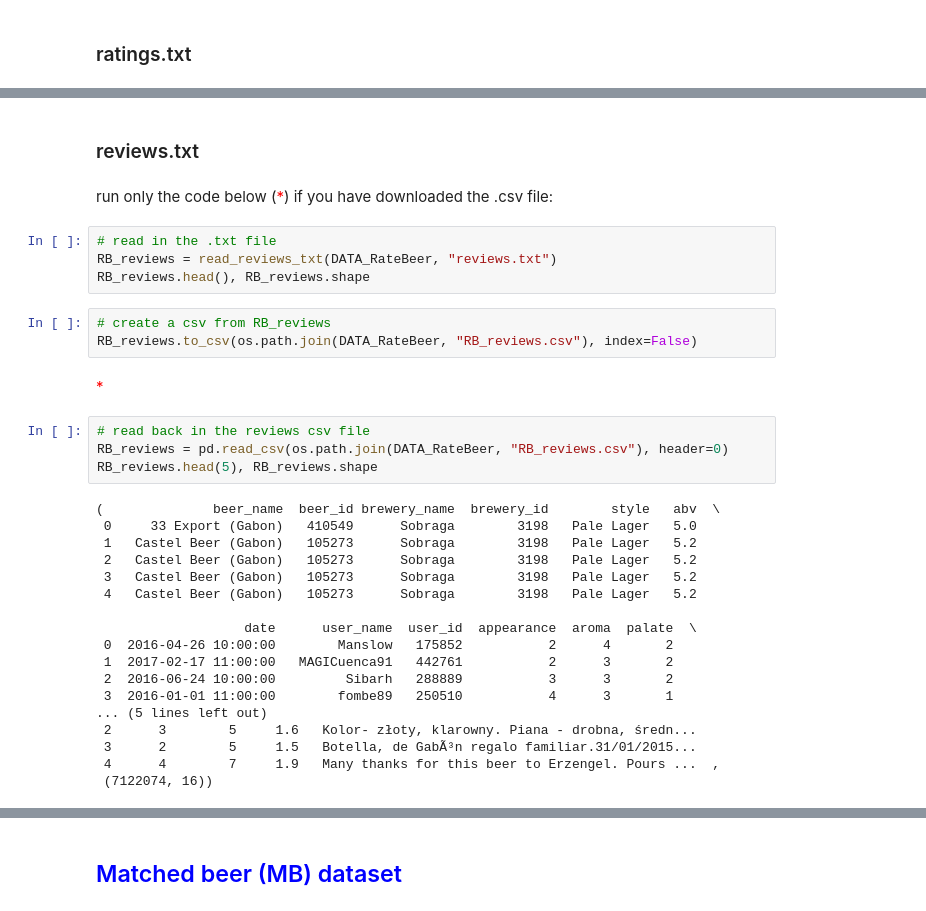
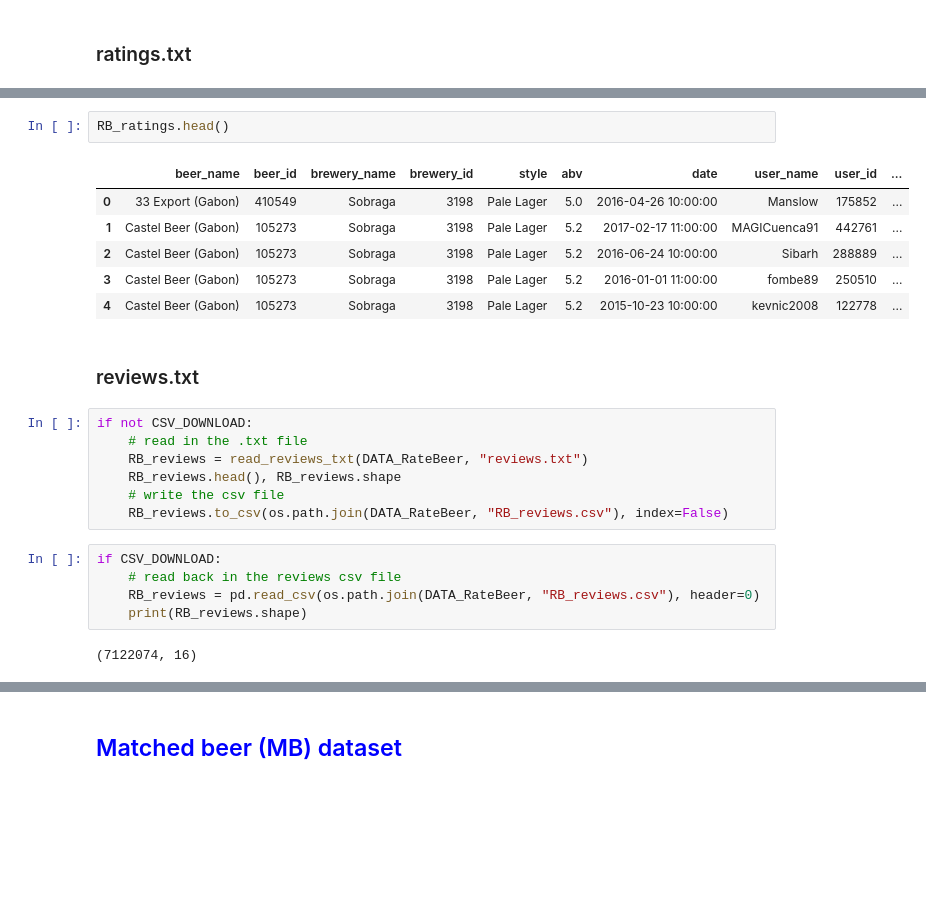
Before and after one commit to epfl-ada/ada-2023-project-adarescueteam, a Jupyter notebook: code/EDA_P1.ipynb, the cells around one changed output, grey strips where cells are left out. Cells and saved outputs as stored; diff of their text form; blank space fills up the shorter version.

```diff
--- a/code/EDA_P1.ipynb
+++ b/code/EDA_P1.ipynb
@@ -445,35 +355,25 @@ RB_ratings_loc
+# %%
+RB_ratings.head()
+# %% [output]
+|  | beer_name | beer_id | brewery_name | brewery_id | style | abv | date | user_name | user_id | ... |
+| 0 | 33 Export (Gabon) | 410549 | Sobraga | 3198 | Pale Lager | 5.0 | 2016-04-26 10:00:00 | Manslow | 175852 | ... |
+| 1 | Castel Beer (Gabon) | 105273 | Sobraga | 3198 | Pale Lager | 5.2 | 2017-02-17 11:00:00 | MAGICuenca91 | 442761 | ... |
+| 2 | Castel Beer (Gabon) | 105273 | Sobraga | 3198 | Pale Lager | 5.2 | 2016-06-24 10:00:00 | Sibarh | 288889 | ... |
+| 3 | Castel Beer (Gabon) | 105273 | Sobraga | 3198 | Pale Lager | 5.2 | 2016-01-01 11:00:00 | fombe89 | 250510 | ... |
+| 4 | Castel Beer (Gabon) | 105273 | Sobraga | 3198 | Pale Lager | 5.2 | 2015-10-23 10:00:00 | kevnic2008 | 122778 | ... |
 # %% [markdown]
 ### reviews.txt
-# %% [markdown]
-run only the code below (<span style="color: red;">*</span>) if you have downloaded the .csv file:
 # %%
-# read in the .txt file
-RB_reviews = read_reviews_txt(DATA_RateBeer, "reviews.txt")
-RB_reviews.head(), RB_reviews.shape
+if not CSV_DOWNLOAD:
+    # read in the .txt file
+    RB_reviews = read_reviews_txt(DATA_RateBeer, "reviews.txt")
+    RB_reviews.head(), RB_reviews.shape
+    # write the csv file
+    RB_reviews.to_csv(os.path.join(DATA_RateBeer, "RB_reviews.csv"), index=False)
-# %%
-# create a csv from RB_reviews
-RB_reviews.to_csv(os.path.join(DATA_RateBeer, "RB_reviews.csv"), index=False)
-# %% [markdown]
-<span style="color: red;">*</span>
 # %%
-# read back in the reviews csv file
-RB_reviews = pd.read_csv(os.path.join(DATA_RateBeer, "RB_reviews.csv"), header=0)
-RB_reviews.head(5), RB_reviews.shape
+if CSV_DOWNLOAD:
+    # read back in the reviews csv file
+    RB_reviews = pd.read_csv(os.path.join(DATA_RateBeer, "RB_reviews.csv"), header=0)
+    print(RB_reviews.shape)
 # %% [output]
-(              beer_name  beer_id brewery_name  brewery_id        style   abv  \
- 0     33 Export (Gabon)   410549      Sobraga        3198   Pale Lager   5.0
- 1   Castel Beer (Gabon)   105273      Sobraga        3198   Pale Lager   5.2
- 2   Castel Beer (Gabon)   105273      Sobraga        3198   Pale Lager   5.2
- 3   Castel Beer (Gabon)   105273      Sobraga        3198   Pale Lager   5.2
- 4   Castel Beer (Gabon)   105273      Sobraga        3198   Pale Lager   5.2
-
-                   date      user_name  user_id  appearance  aroma  palate  \
- 0  2016-04-26 10:00:00        Manslow   175852           2      4       2
- 1  2017-02-17 11:00:00   MAGICuenca91   442761           2      3       2
- 2  2016-06-24 10:00:00         Sibarh   288889           3      3       2
- 3  2016-01-01 11:00:00        fombe89   250510           4      3       1
-... (5 lines left out)
- 2      3        5     1.6   Kolor- złoty, klarowny. Piana - drobna, średn...
- 3      2        5     1.5   Botella, de GabÃ³n regalo familiar.31/01/2015...
- 4      4        7     1.9   Many thanks for this beer to Erzengel. Pours ...  ,
- (7122074, 16))
+(7122074, 16)
```
Also changed, not shown: parts of 75 cells of this notebook.
